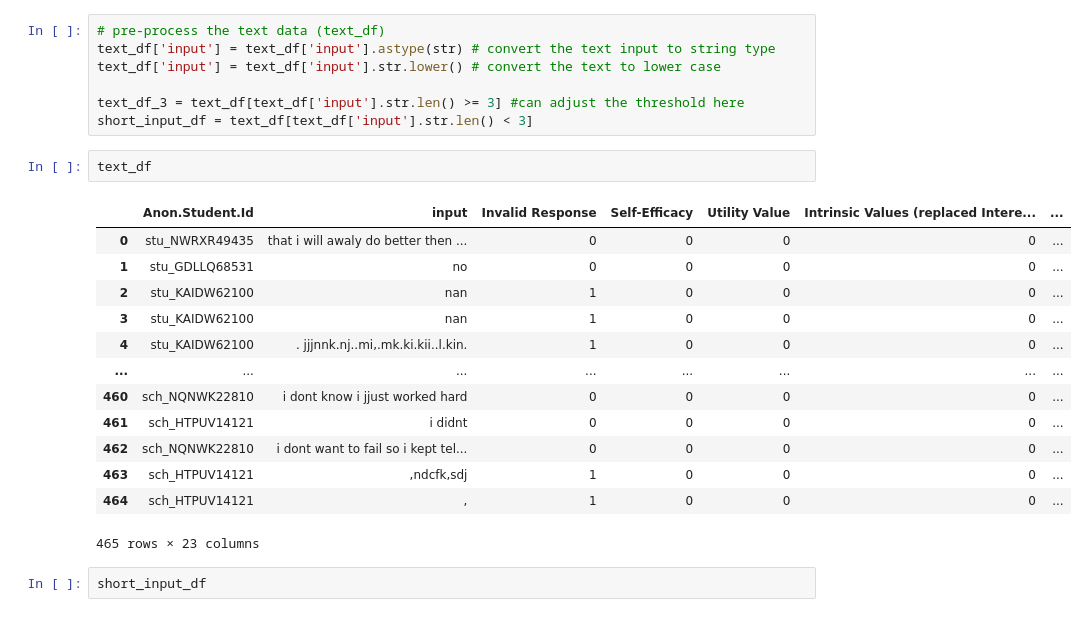
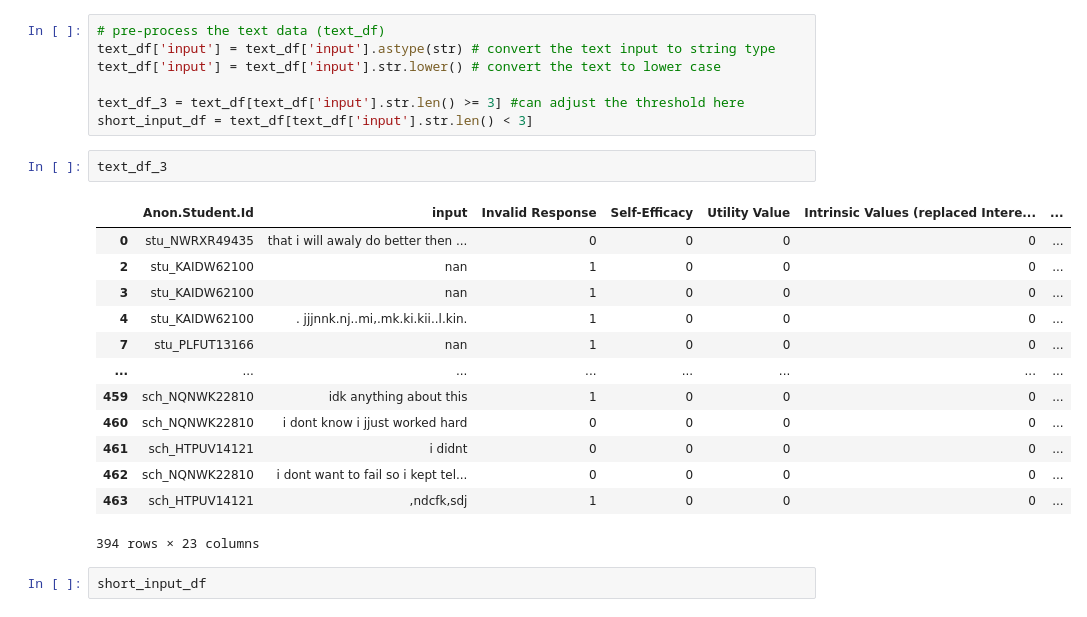
Before and after one commit to YBao7/NLP_Project, a Jupyter notebook: NLP_text_TF-IDF.ipynb, the cells around one changed output. Cells and saved outputs as stored; diff of their text form.

```diff
--- a/NLP_text_TF-IDF.ipynb
+++ b/NLP_text_TF-IDF.ipynb
@@ -43,21 +43,21 @@ text_df['input'] = text_df['input'].str.lower() # convert the text to lower case
 text_df_3 = text_df[text_df['input'].str.len() >= 3] #can adjust the threshold here
 short_input_df = text_df[text_df['input'].str.len() < 3]
 # %%
-text_df
+text_df_3
 # %% [output]
 |  | Anon.Student.Id | input | Invalid Response | Self-Efficacy | Utility Value | Intrinsic Values (replaced Intere... | ... |
 | 0 | stu_NWRXR49435 | that i will awaly do better then ... | 0 | 0 | 0 | 0 | ... |
-| 1 | stu_GDLLQ68531 | no | 0 | 0 | 0 | 0 | ... |
 | 2 | stu_KAIDW62100 | nan | 1 | 0 | 0 | 0 | ... |
 | 3 | stu_KAIDW62100 | nan | 1 | 0 | 0 | 0 | ... |
 | 4 | stu_KAIDW62100 | . jjjnnk.nj..mi,.mk.ki.kii..l.kin. | 1 | 0 | 0 | 0 | ... |
+| 7 | stu_PLFUT13166 | nan | 1 | 0 | 0 | 0 | ... |
 | ... | ... | ... | ... | ... | ... | ... | ... |
+| 459 | sch_NQNWK22810 | idk anything about this | 1 | 0 | 0 | 0 | ... |
 | 460 | sch_NQNWK22810 | i dont know i jjust worked hard | 0 | 0 | 0 | 0 | ... |
 | 461 | sch_HTPUV14121 | i didnt | 0 | 0 | 0 | 0 | ... |
 | 462 | sch_NQNWK22810 | i dont want to fail so i kept tel... | 0 | 0 | 0 | 0 | ... |
 | 463 | sch_HTPUV14121 | ,ndcfk,sdj | 1 | 0 | 0 | 0 | ... |
-| 464 | sch_HTPUV14121 | , | 1 | 0 | 0 | 0 | ... |
-465 rows × 23 columns
+394 rows × 23 columns
 # %%
 short_input_df
 # %% [output]
```
Also changed, not shown: parts of 21 cells of this notebook.
